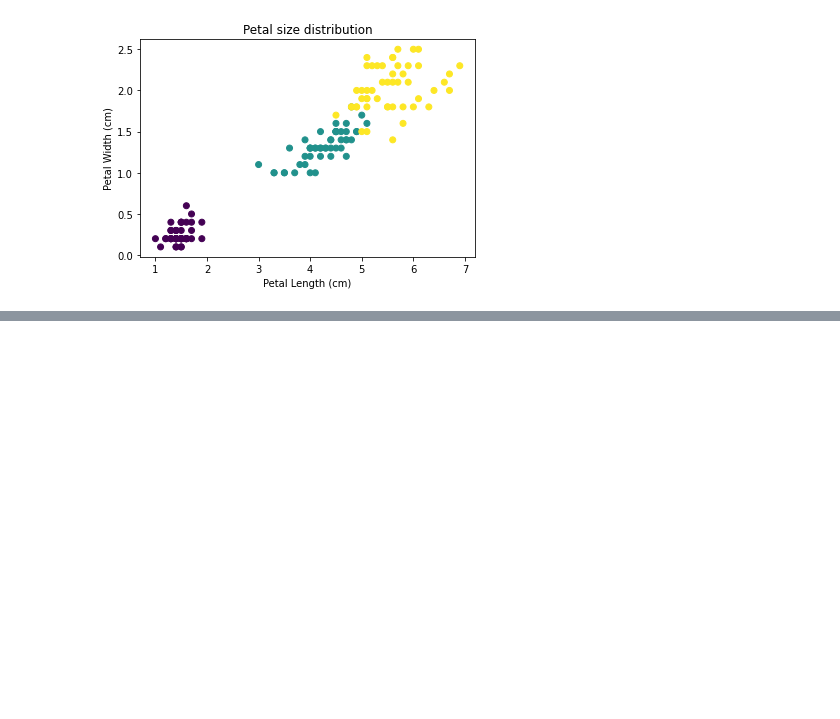
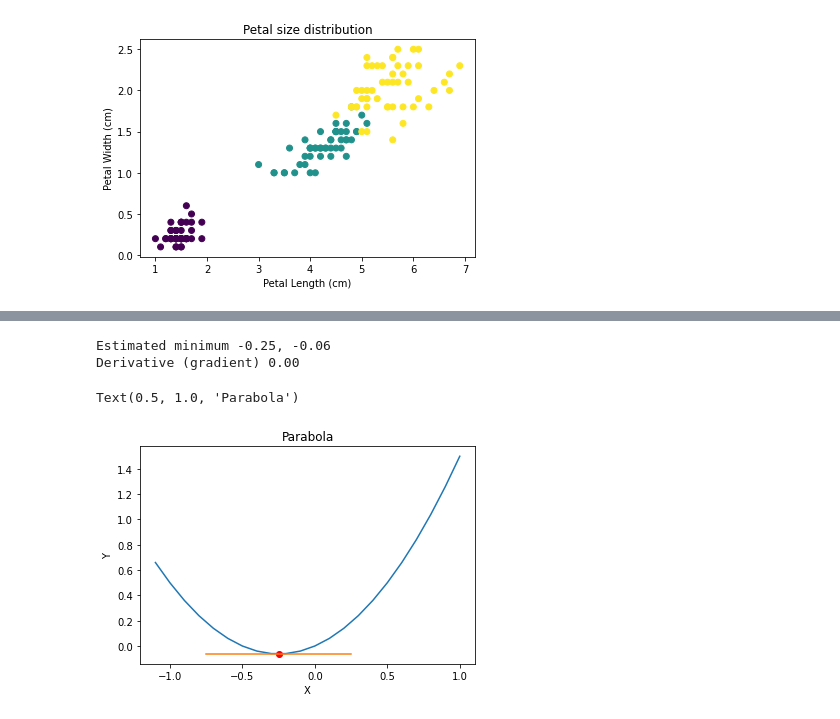
Before and after one commit to bmanek/MachineLearning, a Jupyter notebook: iris_dataset.ipynb, the cells around one changed output, grey strips where cells are left out. Cells and saved outputs as stored; diff of their text form; code cells hidden in the pictures; blank space fills up the shorter version.

```diff
--- a/iris_dataset.ipynb
+++ b/iris_dataset.ipynb
@@ -39,0 +56,29 @@ Text(0.5, 1.0, 'Petal size distribution')
+# %%
+x_k = 0.0
+
+# Experiment with these two hyperparameters
+learning_rate = .5
+epochs = 2
+
+for i in range(epochs):
+    gradient = derivative(x_k)
+    x_k = x_k - learning_rate*gradient
+
+print('Estimated minimum %0.2f, %0.2f' % (x_k, parabola(x_k)))
+print('Derivative (gradient) %0.2f' % gradient)
+
+x = [i * 0.1 for i in range(-11, 11)]
+y = [parabola(xi) for xi in x]
+plot.plot(x, y)
+plot.xlabel('X')
+plot.ylabel('Y')
+plot.plot(x_k, parabola(x_k), 'ro')
+line_x = [x_k - 0.5, x_k + 0.5]
+line_y = [gradient*(xi-x_k)+parabola(x_k) for xi in line_x]
+plot.plot(line_x, line_y)
+plot.title('Parabola')
+# %% [output]
+Estimated minimum -0.25, -0.06
+Derivative (gradient) 0.00
+Text(0.5, 1.0, 'Parabola')
+[figure, added]
```
Also changed, not shown: parts of 1 cell of this notebook.
